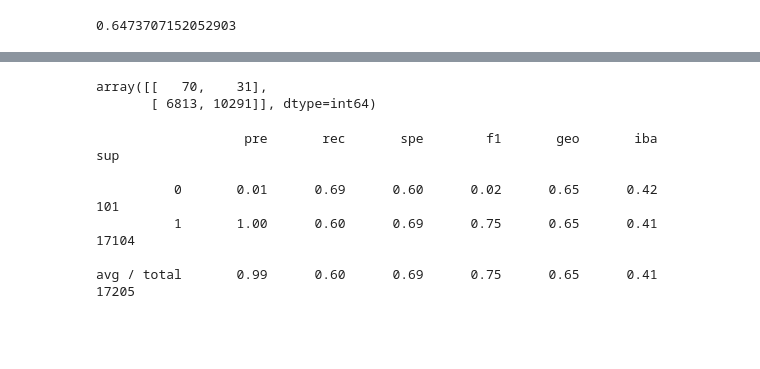
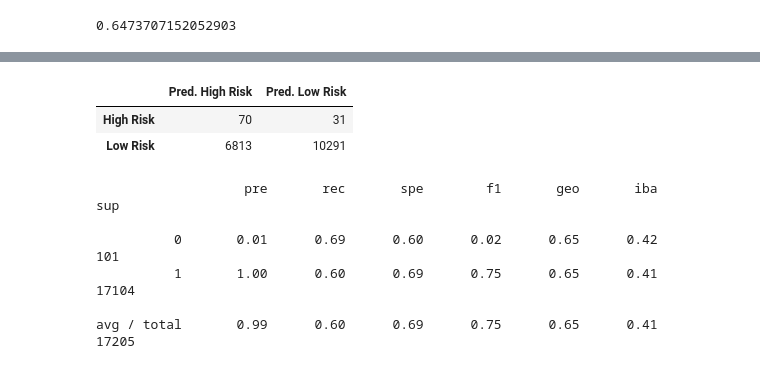
Before and after one commit to iiiGraham/Credit_Risk_Analysis, a Jupyter notebook: credit_risk_resampling.ipynb, the cells around one changed output, grey strips where cells are left out. Drawn from its saved outputs; the diff is of its cells as text; code cells hidden in the pictures; blank space fills up the shorter version.

```diff
--- a/credit_risk_resampling.ipynb
+++ b/credit_risk_resampling.ipynb
@@ -281,9 +272,13 @@ balanced_accuracy_score(y_test, y_pred)
-# %%
-# output confustion matrix
-confusion_matrix(y_test, y_pred)
-# %% [output]
-array([[   70,    31],
-       [ 6813, 10291]], dtype=int64)
+# %%
+# output confustion matrix
+from sklearn.metrics import confusion_matrix
+cm = confusion_matrix(y_test, y_pred)
+cm_df = pd.DataFrame(cm, index=['High Risk', 'Low Risk'], columns=['Pred. High Risk', 'Pred. Low Risk'])
+cm_df
+# %% [output]
+|  | Pred. High Risk | Pred. Low Risk |
+| High Risk | 70 | 31 |
+| Low Risk | 6813 | 10291 |
 # %%
 # Print classification report
 # 0 = high risk
```
Also changed, not shown: parts of 32 cells of this notebook, 9 other files.
